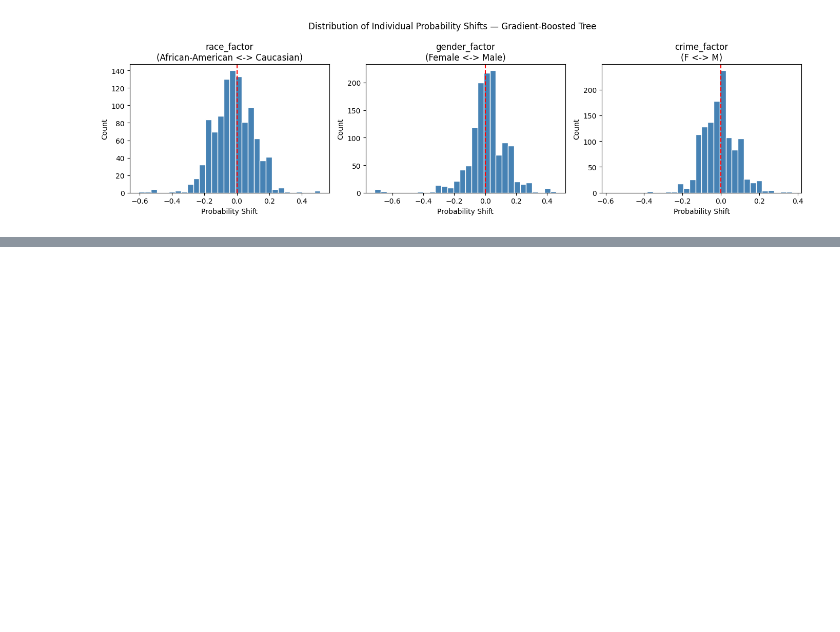
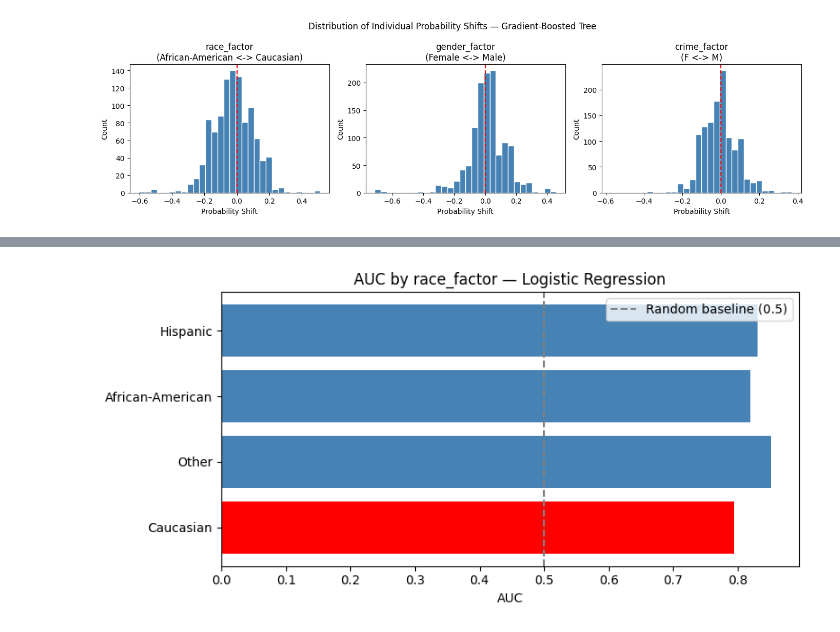
Before and after one commit to Olia1998/Oli, a Jupyter notebook: Live-coding/Lecture-04-generalization.ipynb, the cells around one changed output, grey strips where cells are left out. Cells and saved outputs as stored; diff of their text form; code cells hidden in the pictures; blank space fills up the shorter version.

```diff
--- a/Live-coding/Lecture-04-generalization.ipynb
+++ b/Live-coding/Lecture-04-generalization.ipynb
@@ -2463,0 +2641,16 @@ gender_factor                Female <-> Male        1235               0.0888 Mo
+# %%
+# ============================================================
+# PART E: Slice-Based Evaluation (Reproduce)
+# ============================================================
+slice_features = ["race_factor", "gender_factor", "age_factor", "crime_factor"]
+
+for name, model in models.items():
+    slice_tables = []
+    for col in slice_features:
+        slice_tables.append(slice_metrics(model, X_test, y_test, group_col=col))
+
+    slice_eval = pd.concat(slice_tables, ignore_index=True)
+    slice_eval = slice_eval.sort_values(["slice_feature", "n"], ascending=[True, False])
+
+    print(f"\n=== Slice-Based Evaluation — {name} ===")
+    print(slice_eval.round(4).to_string(index=False))
@@ -2463,0 +2675,79 @@ gender_factor                Female <-> Male        1235               0.0888 Mo
+# %%
+# ============================================================
+# PART E: EXTENSION 1 — Visualize AUC by Slice
+# ============================================================
+for name, model in models.items():
+    slice_tables = []
+    for col in slice_features:
+        slice_tables.append(slice_metrics(model, X_test, y_test, group_col=col))
+
+    slice_eval = pd.concat(slice_tables, ignore_index=True)
+
+    for col in slice_features:
+        subset = slice_eval[slice_eval["slice_feature"] == col].copy()
+        subset = subset.dropna(subset=["auc"])
+        subset = subset[subset["n"] >= 20]
+
+        plt.figure(figsize=(8, 4))
+        colors = ["red" if a == subset["auc"].min()
+                  else "steelblue" for a in subset["auc"]]
+        plt.barh(subset["slice_value"].astype(str), subset["auc"], color=colors)
+        plt.axvline(x=0.5, color="gray", linestyle="--", label="Random baseline (0.5)")
+        plt.title(f"AUC by {col} — {name}")
+        plt.xlabel("AUC")
+        plt.legend()
+        plt.tight_layout()
+        plt.show()
+
+# ============================================================
+# PART E: EXTENSION 2 — Flag Worst Performing Group
+# ============================================================
+for name, model in models.items():
+    slice_tables = []
+    for col in slice_features:
+        slice_tables.append(slice_metrics(model, X_test, y_test, group_col=col))
+
+    slice_eval = pd.concat(slice_tables, ignore_index=True)
+
+    print(f"\n=== Worst Performing Groups — {name} ===")
+    for col in slice_features:
+        subset = slice_eval[
+            (slice_eval["slice_feature"] == col) &
+            (slice_eval["n"] >= 20)
+        ].dropna(subset=["auc"])
+
+        if subset.empty:
+            continue
+
+        worst = subset.loc[subset["auc"].idxmin()]
+        print(f"  {col}: worst group = '{worst['slice_value']}' | "
+              f"AUC: {worst['auc']:.4f} | "
+              f"FPR: {worst['fpr']:.4f} | "
+              f"FNR: {worst['fnr']:.4f}")
+
+# ============================================================
+# PART E: EXTENSION 3 — FPR vs FNR Fairness Scatter
+# ============================================================
+for name, model in models.items():
+    slice_tables = []
+    for col in slice_features:
+        slice_tables.append(slice_metrics(model, X_test, y_test, group_col=col))
+
+    slice_eval = pd.concat(slice_tables, ignore_index=True)
+    subset = slice_eval[
+        (slice_eval["slice_feature"] == "race_factor") &
+        (slice_eval["n"] >= 20)
+    ].dropna(subset=["auc"])
+
+    plt.figure(figsize=(7, 5))
+    for _, row in subset.iterrows():
+        plt.scatter(row["fpr"], row["fnr"], s=row["n"]/5)
+        plt.annotate(row["slice_value"], (row["fpr"], row["fnr"]),
+                     fontsize=8, ha="right")
+    plt.xlabel("False Positive Rate")
+    plt.ylabel("False Negative Rate")
+    plt.title(f"FPR vs FNR by Race — {name}")
+    plt.tight_layout()
+    plt.show()
+# %% [output]
+[figure, added]
```
Also changed, not shown: parts of 6 cells of this notebook.
